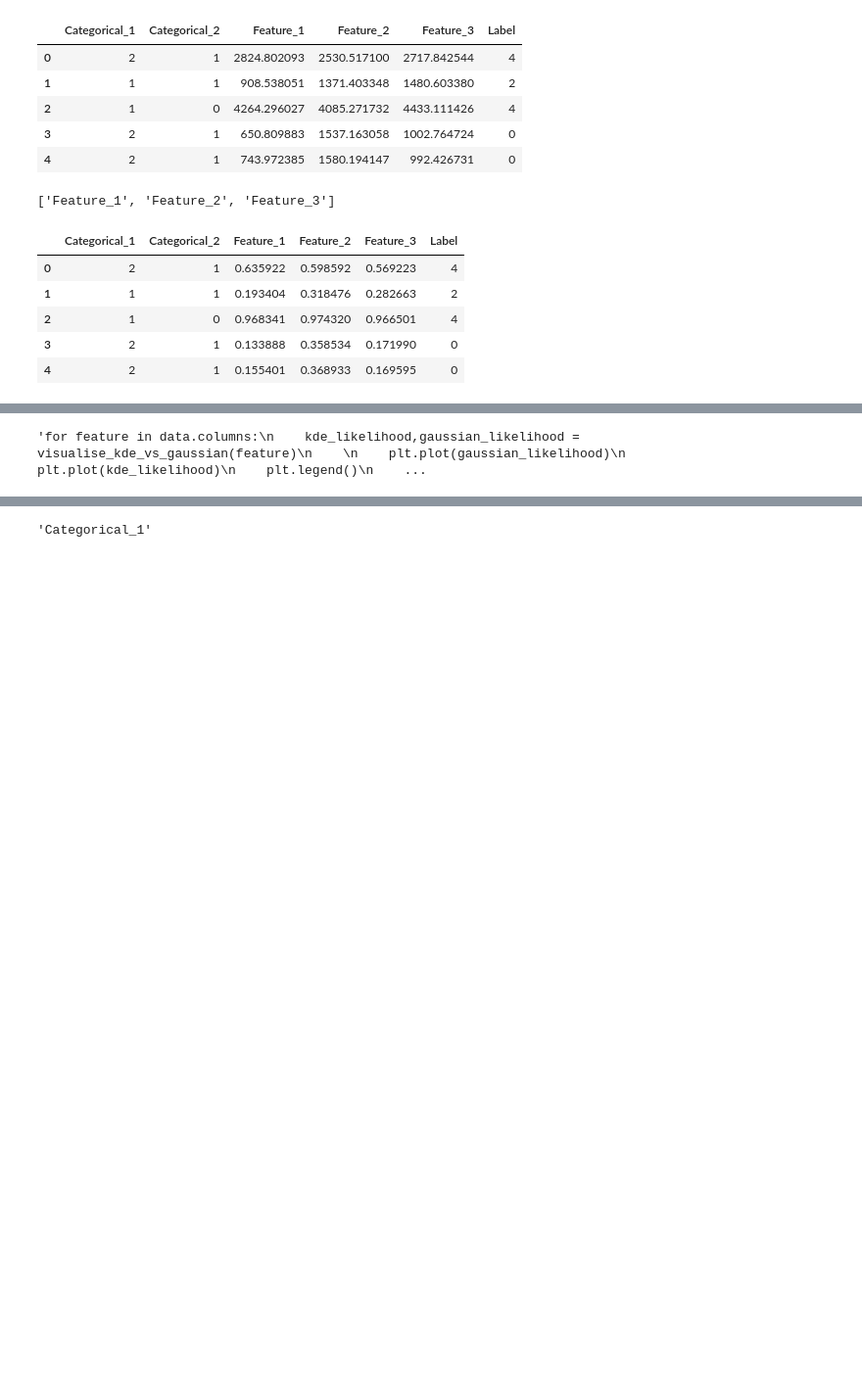
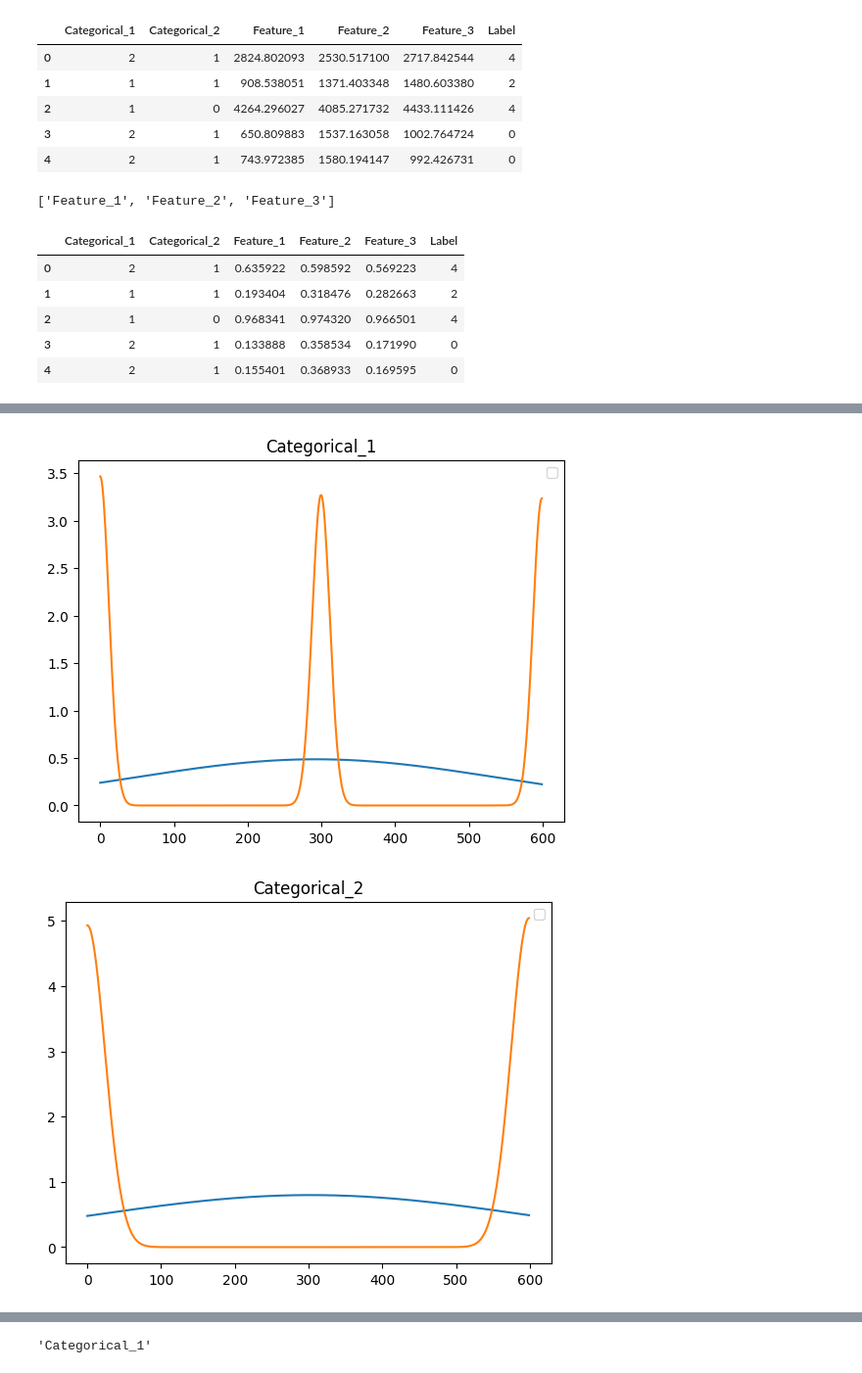
Before and after one commit to rajvee18/machine_learning_1, a Jupyter notebook: assignment1.ipynb, the cells around one changed output, grey strips where cells are left out. Shown: that part at 98% size. Drawn from its saved outputs; the diff is of its cells as text; code cells hidden in the pictures; blank space fills up the shorter version.

```diff
--- a/assignment1.ipynb
+++ b/assignment1.ipynb
@@ -61,11 +61,10 @@ def K(x):
     term = const*np.exp(-((x**2)/2))
     return const*term
 # %%
-def get_gaussian_likelihood(x, mean, var):
-    eps = 1e-6
-    coeff = 1.0 / np.sqrt(2 * np.pi * var + eps)
-    exponent = np.exp(-((x - mean) ** 2) / (2 * var + eps))
-    return coeff * exponent
+def get_gaussian_likelihood(x,mu,sigma):
+    constant=1/(np.sqrt(2*np.pi)*sigma)
+    term=np.exp(-(1/2)*((x-mu)/sigma)**2)
+    return constant*term
 # %%
 def KDE_likelihood(x,feature,bandwidth = 0.04):
     s=0
@@ -78,7 +77,7 @@ grid = np.linspace(data[feature].max(),data[feature].min(),600)
 # %%
 def visualise_kde_vs_gaussian(feature):
 
-    grid = np.linspace(data[feature].max(),data[feature].min(),600)
+    grid = np.linspace(data[feature].min(),data[feature].max(),600)
     kde_likelihood_feature=[]
     for i in range(len(grid)):
 
@@ -92,13 +91,14 @@ def visualise_kde_vs_gaussian(feature):
         gaussian_likelihood_feature.append(gaussian_likelihood)
     return kde_likelihood_feature,gaussian_likelihood_feature
 # %%
-'''for feature in data.columns:
+for feature in data.columns:
     kde_likelihood,gaussian_likelihood = visualise_kde_vs_gaussian(feature)
 
     plt.plot(gaussian_likelihood)
     plt.plot(kde_likelihood)
     plt.legend()
     plt.title(feature)
-    plt.show()'''
+    plt.show()
 # %% [output]
-'for feature in data.columns:\n    kde_likelihood,gaussian_likelihood = visualise_kde_vs_gaussian(feature)\n    \n    plt.plot(gaussian_likelihood)\n    plt.plot(kde_likelihood)\n    plt.legend()\n    ...
+[figure, added]
+[figure, added]
```
Also changed, not shown: parts of 5 cells of this notebook.
